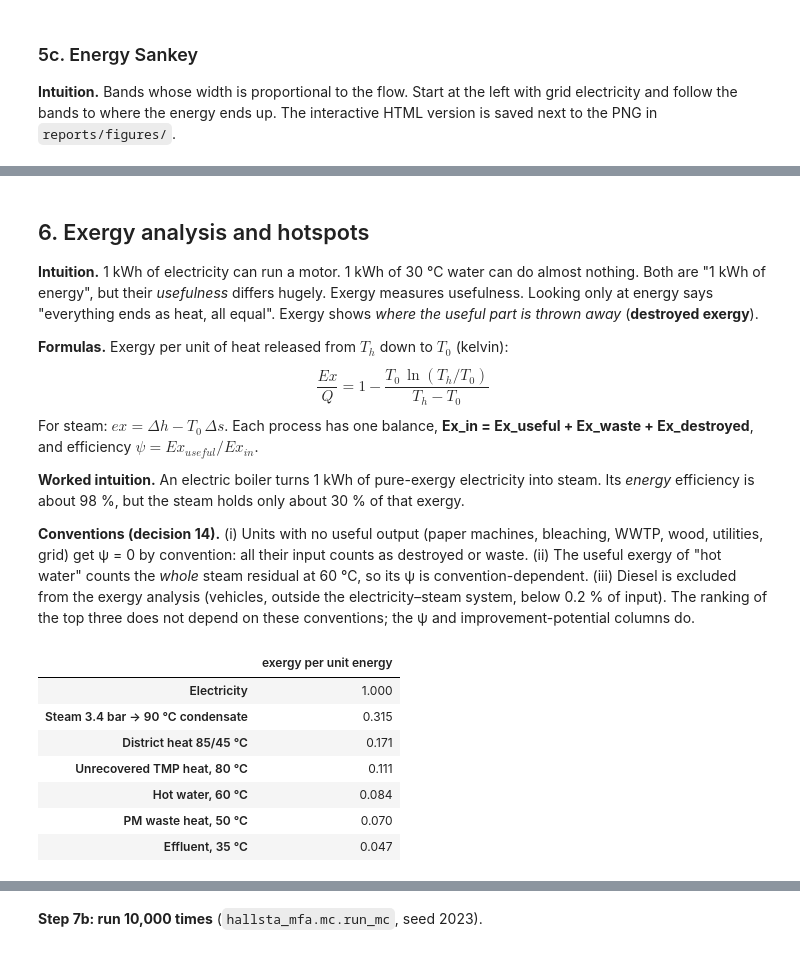
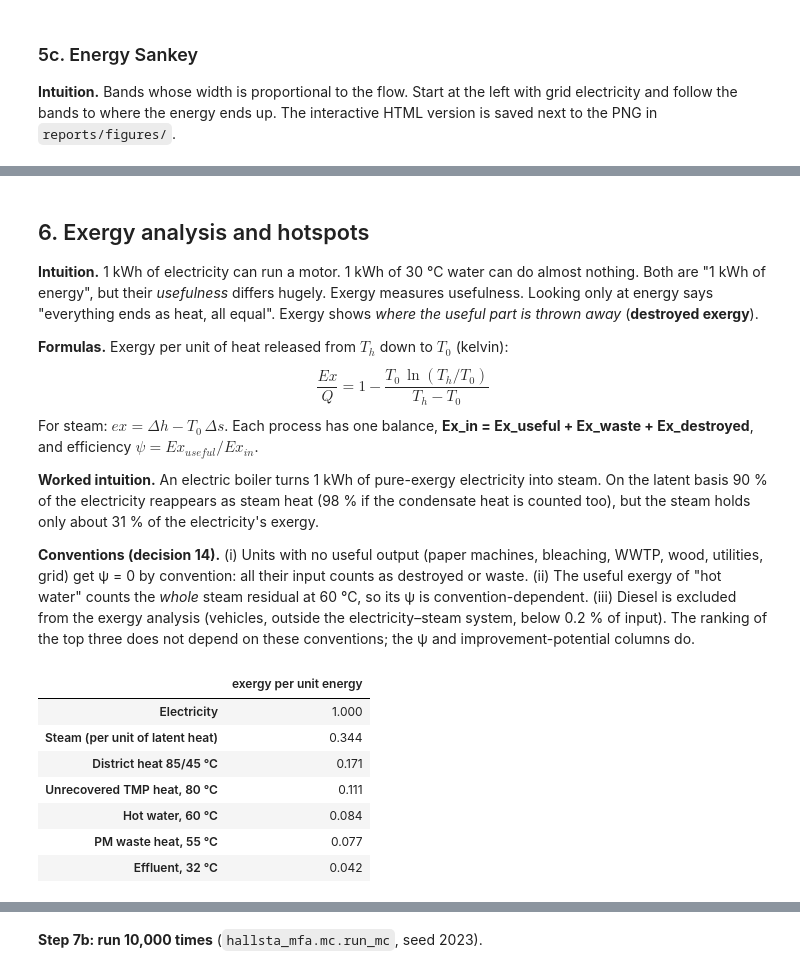
Before and after one commit to viediananda/mfa-energy, a Jupyter notebook: notebooks/02_model.ipynb, the cells around one changed output, grey strips where cells are left out. Cells and saved outputs as stored; diff of their text form; code cells hidden in the pictures.

```diff
--- a/notebooks/02_model.ipynb
+++ b/notebooks/02_model.ipynb
@@ -452,22 +489,22 @@ else: print('Static PNG skipped (no Chrome for kaleido). Interactive HTML saved:
 $$\frac{Ex}{Q} = 1 - \frac{T_0\,\ln(T_h/T_0)}{T_h - T_0}$$
 For steam: $ex = \Delta h - T_0\,\Delta s$. Each process has one balance, **Ex_in = Ex_useful + Ex_waste + Ex_destroyed**, and efficiency $\psi = Ex_{useful}/Ex_{in}$.
 
-**Worked intuition.** An electric boiler turns 1 kWh of pure-exergy electricity into steam. Its *energy* efficiency is about 98 %, but the steam holds only about 30 % of that exergy.
+**Worked intuition.** An electric boiler turns 1 kWh of pure-exergy electricity into steam. On the latent basis 90 % of the electricity reappears as steam heat (98 % if the condensate heat is counted too), but the steam holds only about 31 % of the electricity's exergy.
 
 **Conventions (decision 14).** (i) Units with no useful output (paper machines, bleaching, WWTP, wood, utilities, grid) get ψ = 0 by convention: all their input counts as destroyed or waste. (ii) The useful exergy of "hot water" counts the *whole* steam residual at 60 °C, so its ψ is convention-dependent. (iii) Diesel is excluded from the exergy analysis (vehicles, outside the electricity–steam system, below 0.2 % of input). The ranking of the top three does not depend on these conventions; the ψ and improvement-potential columns do.
 # %%
-pd.Series({'Electricity': 1.0, 'Steam 3.4 bar → 90 °C condensate': b['fx_steam'], 'District heat 85/45 °C': b['f_DH'],
-           'Unrecovered TMP heat, 80 °C': b['f_TMPw'], 'Hot water, 60 °C': b['f_HW'], 'PM waste heat, 50 °C': b['f_PMw'],
-           'Effluent, 35 °C': b['f_eff']}, name='exergy per unit energy').to_frame().style.format('{:.3f}')
+pd.Series({'Electricity': 1.0, 'Steam (per unit of latent heat)': b['fx_steam'], 'District heat 85/45 °C': b['f_DH'],
+           f"Unrecovered TMP heat, {BASE['T_TMPwaste']:.0f} °C": b['f_TMPw'], f"Hot water, {BASE['T_HW']:.0f} °C": b['f_HW'],
+           f"PM waste heat, {BASE['T_PMwaste']:.0f} °C": b['f_PMw'], f"Effluent, {BASE['T_eff']:.0f} °C": b['f_eff']}, name='exergy per unit energy').to_frame().style.format('{:.3f}')
 # %% [output]
 |  | exergy per unit energy |
 | Electricity | 1.000 |
-| Steam 3.4 bar → 90 °C condensate | 0.315 |
+| Steam (per unit of latent heat) | 0.344 |
 | District heat 85/45 °C | 0.171 |
 | Unrecovered TMP heat, 80 °C | 0.111 |
 | Hot water, 60 °C | 0.084 |
-| PM waste heat, 50 °C | 0.070 |
-| Effluent, 35 °C | 0.047 |
+| PM waste heat, 55 °C | 0.077 |
+| Effluent, 32 °C | 0.042 |
 # %%
 HX = O.hotspots_table(b)
 HX.sort_values('Destroyed', ascending=False).style.format({c: '{:,.1f}' for c in HX.columns if c not in ('psi','Energy rank','Exergy rank')} | {'psi': '{:.0%}'})
```
Also changed, not shown: parts of 38 cells of this notebook, 31 other files.
